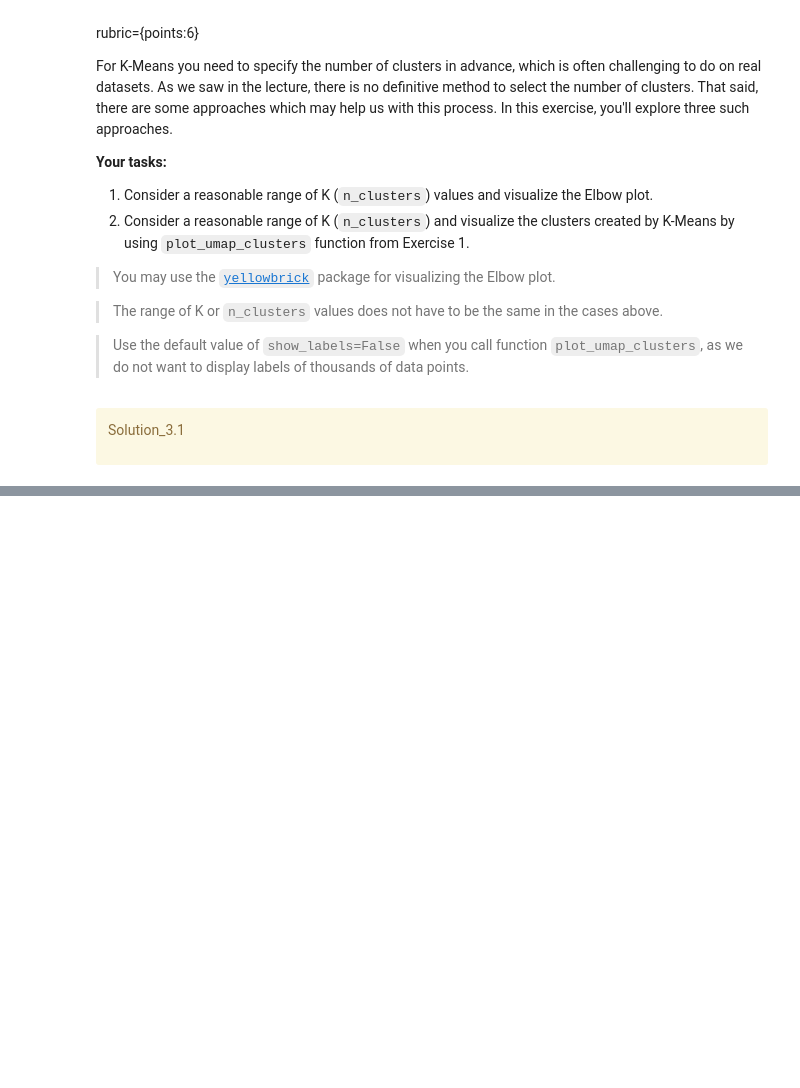
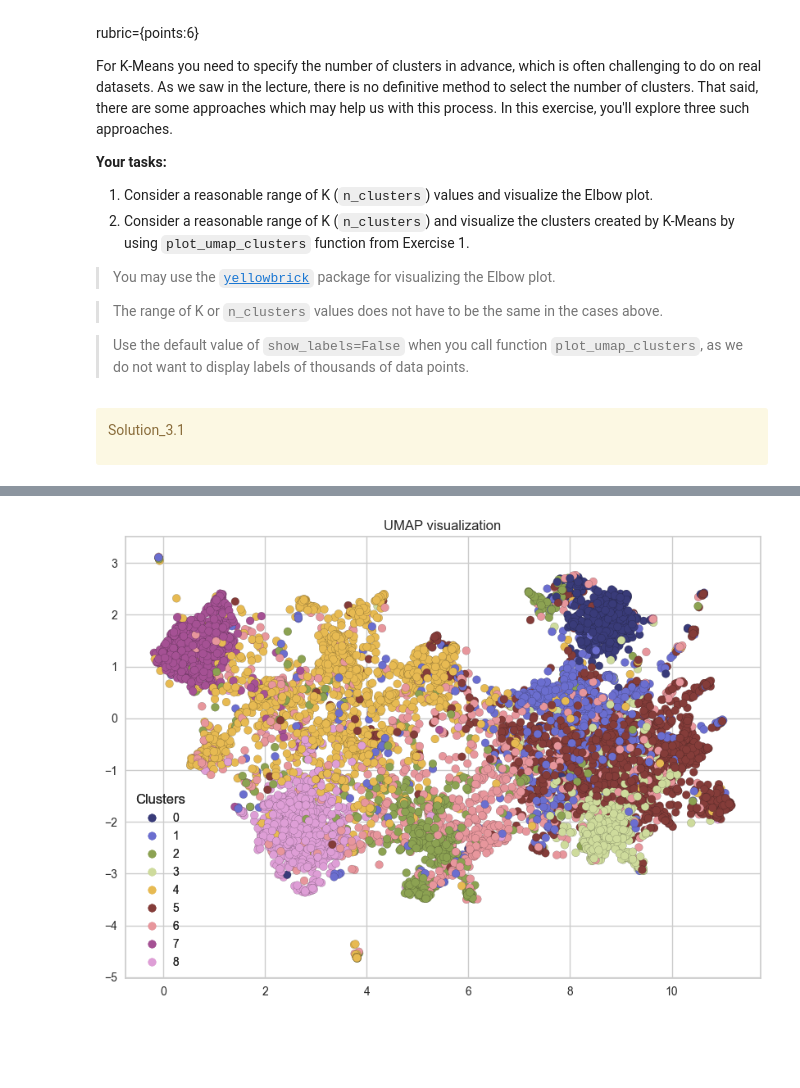
Before and after one commit to ricd99/cpsc330-2022W1, a Jupyter notebook: hw/hw6/hw6.ipynb, the cells around one changed output, grey strips where cells are left out. Drawn from its saved outputs; the diff is of its cells as text; code cells hidden in the pictures; blank space fills up the shorter version.

```diff
--- a/hw/hw6/hw6.ipynb
+++ b/hw/hw6/hw6.ipynb
@@ -705,3 +719,8 @@ Solution_3.1
+# %%
+labels = model.fit_predict(emb_df)
+plot_umap_clusters(emb_df.to_numpy(), labels, show_labels=False)  #TODO isn't 8 clusters default?
+# %% [output]
+[figure, added]
 # %% [markdown]
 <!-- END QUESTION -->
 
```
Also changed, not shown: parts of 25 cells of this notebook.
